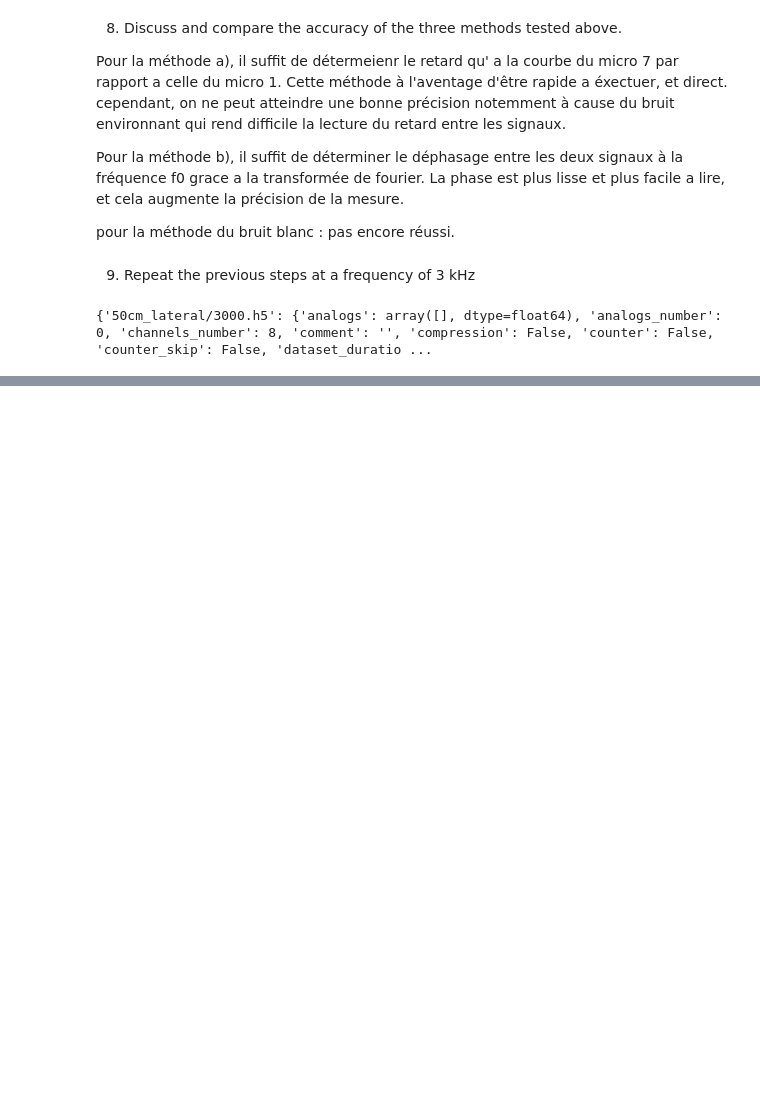
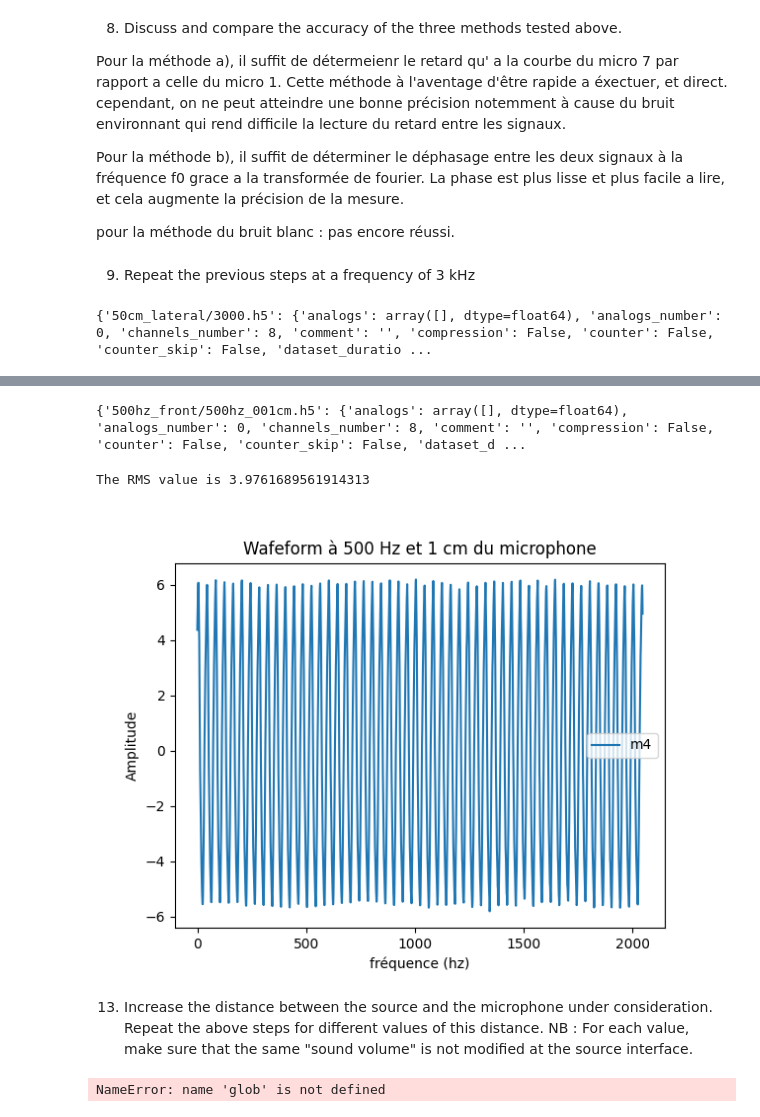
Before and after one commit to Huss94/TP_son1, a Jupyter notebook: Report.ipynb, the cells around one changed output, grey strips where cells are left out. Drawn from its saved outputs; the diff is of its cells as text; code cells hidden in the pictures; blank space fills up the shorter version.

```diff
--- a/Report.ipynb
+++ b/Report.ipynb
@@ -256,0 +247,26 @@ On observe bien un pic a 100 hz, mais aussi un pic plus grand a 175. celui ci es
+# %%
+# 500hz 1cm placé deant le micro 4 (central)
+a_500_1= load_antenne("500hz_front/500hz_001cm.h5")
+m_500_1 = a_500_1.read()
+# %% [output]
+{'500hz_front/500hz_001cm.h5': {'analogs': array([], dtype=float64), 'analogs_number': 0, 'channels_number': 8, 'comment': '', 'compression': False, 'counter': False, 'counter_skip': False, 'dataset_d ...
+# %%
+m_500_1 = a_500_1.read()
+plt.figure()
+plt.plot(m_500_1[4], label = "m4")
+plt.xlabel("fréquence (hz)")
+plt.ylabel("Amplitude")
+plt.title("Wafeform à 500 Hz et 1 cm du microphone")
+
+plt.legend()
+
+def RMS(x):
+    n = len(x)
+    return (np.sum(x**2)/n)**0.5
+
+print(f"The RMS value is {RMS(m_500_1[4])}")
+# %% [output]
+The RMS value is 3.9761689561914313
+[figure, added]
+# %% [markdown]
+13. Increase the distance between the source and the microphone under consideration. Repeat the above steps for diﬀerent values of this distance. NB : For each value, make sure that the same "sound volume" is not modified at the source interface.
@@ -256,0 +283,13 @@ On observe bien un pic a 100 hz, mais aussi un pic plus grand a 175. celui ci es
+# %%
+def RMS(x):
+    n = len(x)
+    return (np.sum(x**2)/n)**0.5
+# On sauvegarde en amont dans des fichier npy car sinon on est obligé de restart le kernel
+path = glob.glob("500hz_front/*")
+print(path)
+a = load_antenne(path[3])
+m = a.read()
+# np.save("500hz_front_savednpy/100cm", m)
+print(RMS(m[4]))
+# %% [output]
+NameError: name 'glob' is not defined
```
Also changed, not shown: parts of 16 cells of this notebook, 53 other files.
